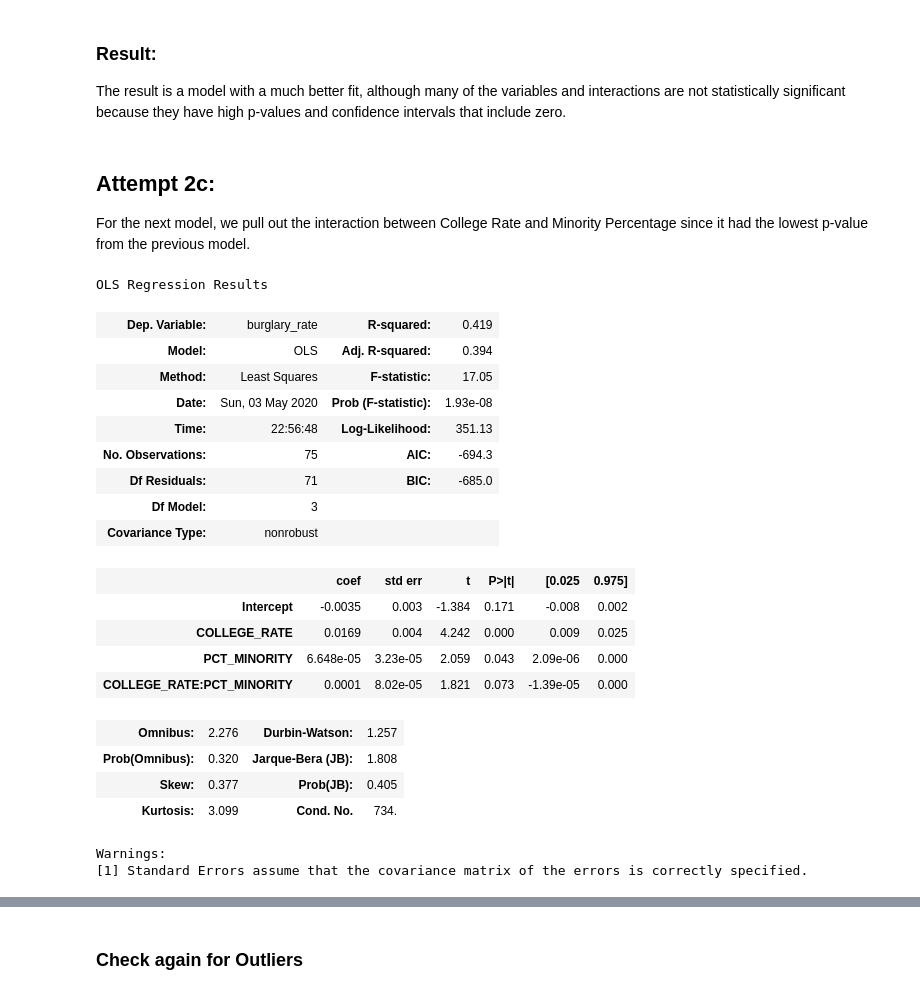
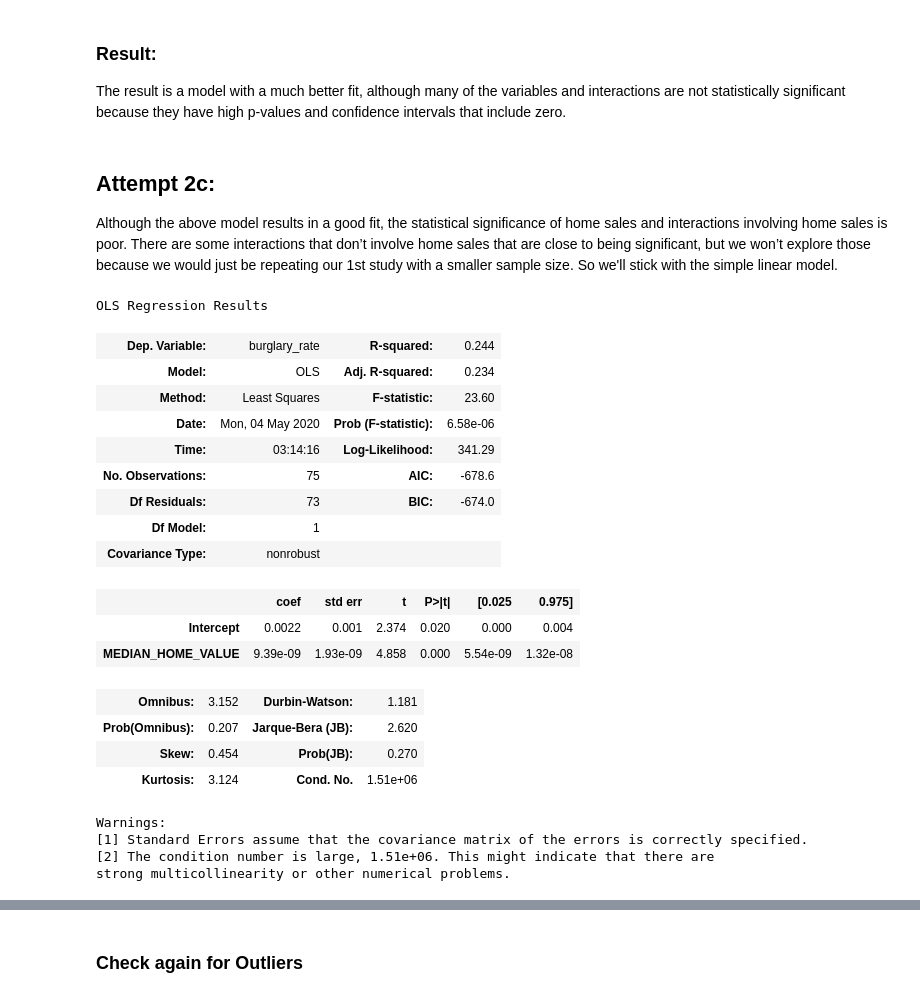
Before and after one commit to jteufel/CSPB_3022_FinalProject, a Jupyter notebook: CSPB3022_FinalNotebook_JustinTeufel.ipynb, the cells around one changed output, grey strips where cells are left out. Cells and saved outputs as stored; diff of their text form; code cells hidden in the pictures.

```diff
--- a/CSPB3022_FinalNotebook_JustinTeufel.ipynb
+++ b/CSPB3022_FinalNotebook_JustinTeufel.ipynb
@@ -636,32 +635,32 @@ strong multicollinearity or other numerical problems.
 ### Result:
 
 The result is a model with a much better fit, although many of the variables and interactions are not statistically significant because they have high p-values and confidence intervals that include zero.
-# %% [markdown]
-## Attempt 2c:
-
-For the next model, we pull out the interaction between College Rate and Minority Percentage since it had the lowest p-value from the previous model.
+# %% [markdown]
+## Attempt 2c:
+
+Although the above model results in a good fit, the statistical significance of home sales and interactions involving home sales is poor. There are some interactions that don’t involve home sales that are close to being significant, but we won’t explore those because we would just be repeating our 1st study with a smaller sample size. So we'll stick with the simple linear model.
 # %%
-model_burglary = smf.ols(formula='burglary_rate ~ COLLEGE_RATE*PCT_MINORITY', data=census_df_filtered).fit()
+model_burglary = smf.ols(formula='burglary_rate ~ MEDIAN_HOME_VALUE', data=census_df_filtered).fit()
 model_burglary.summary()
 # %% [output]
 OLS Regression Results
-| Dep. Variable: | burglary_rate | R-squared: | 0.419 |
-| Model: | OLS | Adj. R-squared: | 0.394 |
-| Method: | Least Squares | F-statistic: | 17.05 |
-| Date: | Sun, 03 May 2020 | Prob (F-statistic): | 1.93e-08 |
-| Time: | 22:56:48 | Log-Likelihood: | 351.13 |
-| No. Observations: | 75 | AIC: | -694.3 |
-| Df Residuals: | 71 | BIC: | -685.0 |
-| Df Model: | 3 |  |  |
+| Dep. Variable: | burglary_rate | R-squared: | 0.244 |
+| Model: | OLS | Adj. R-squared: | 0.234 |
+| Method: | Least Squares | F-statistic: | 23.60 |
+| Date: | Mon, 04 May 2020 | Prob (F-statistic): | 6.58e-06 |
+| Time: | 03:14:16 | Log-Likelihood: | 341.29 |
+| No. Observations: | 75 | AIC: | -678.6 |
+| Df Residuals: | 73 | BIC: | -674.0 |
+| Df Model: | 1 |  |  |
 | Covariance Type: | nonrobust |  |  |
 |  | coef | std err | t | P>|t| | [0.025 | 0.975] |
-| Intercept | -0.0035 | 0.003 | -1.384 | 0.171 | -0.008 | 0.002 |
-| COLLEGE_RATE | 0.0169 | 0.004 | 4.242 | 0.000 | 0.009 | 0.025 |
-| PCT_MINORITY | 6.648e-05 | 3.23e-05 | 2.059 | 0.043 | 2.09e-06 | 0.000 |
-| COLLEGE_RATE:PCT_MINORITY | 0.0001 | 8.02e-05 | 1.821 | 0.073 | -1.39e-05 | 0.000 |
+| Intercept | 0.0022 | 0.001 | 2.374 | 0.020 | 0.000 | 0.004 |
+| MEDIAN_HOME_VALUE | 9.39e-09 | 1.93e-09 | 4.858 | 0.000 | 5.54e-09 | 1.32e-08 |
-| Omnibus: | 2.276 | Durbin-Watson: | 1.257 |
-| Prob(Omnibus): | 0.320 | Jarque-Bera (JB): | 1.808 |
-| Skew: | 0.377 | Prob(JB): | 0.405 |
-| Kurtosis: | 3.099 | Cond. No. | 734. |
+| Omnibus: | 3.152 | Durbin-Watson: | 1.181 |
+| Prob(Omnibus): | 0.207 | Jarque-Bera (JB): | 2.620 |
+| Skew: | 0.454 | Prob(JB): | 0.270 |
+| Kurtosis: | 3.124 | Cond. No. | 1.51e+06 |
 Warnings:
 [1] Standard Errors assume that the covariance matrix of the errors is correctly specified.
+[2] The condition number is large, 1.51e+06. This might indicate that there are
+strong multicollinearity or other numerical problems.
```
Also changed, not shown: parts of 16 cells of this notebook.
